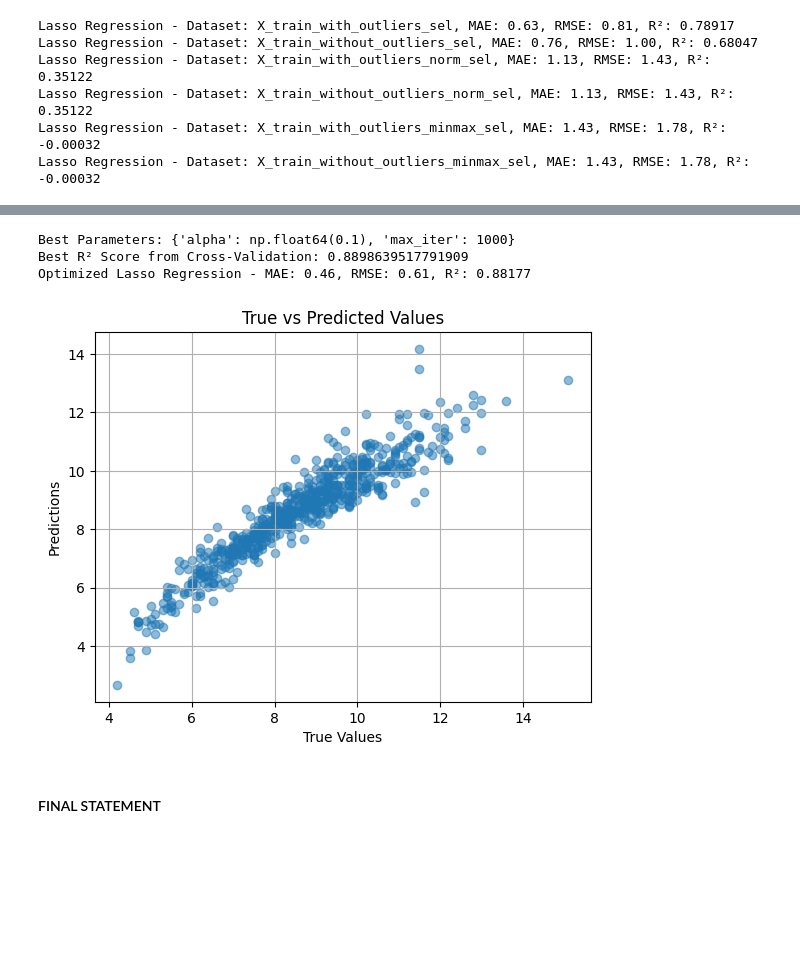
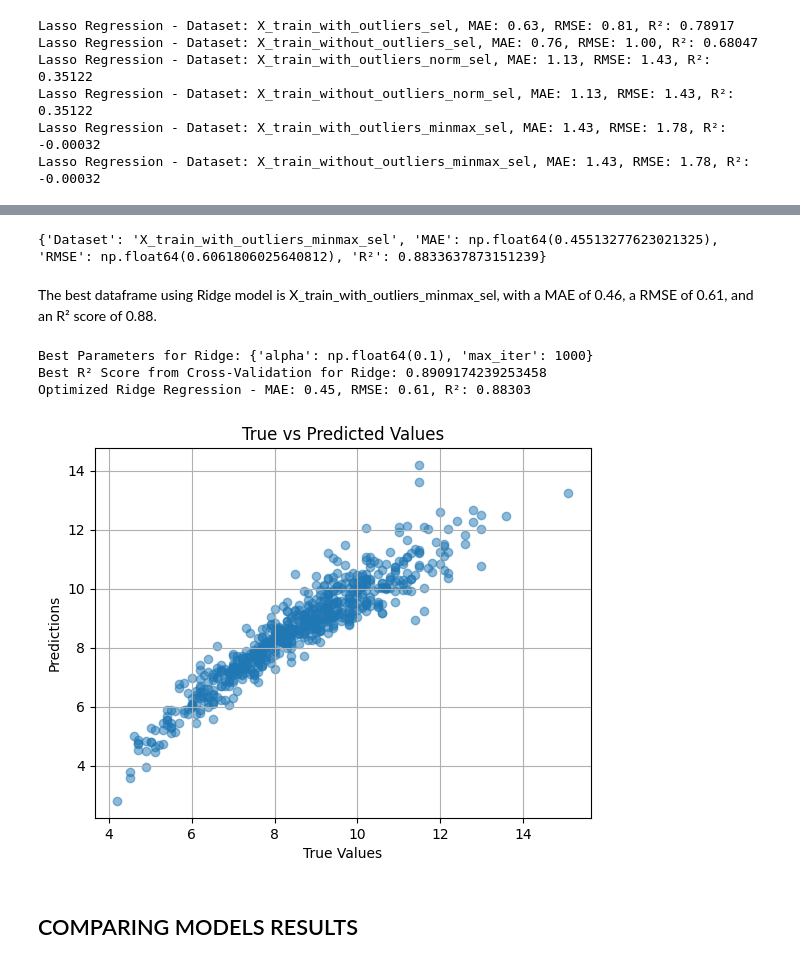
Before and after one commit to RitaViegas/RitaViegas---Project-Regularized-Linear.-Reg.----main, a Jupyter notebook: src/explore.ipynb, the cells around one changed output, grey strips where cells are left out. Saved outputs shown, nothing was run; the diff lists cells and outputs as text; code cells hidden in the pictures; blank space fills up the shorter version.

Commit message:
ridge model added. final statement changed.

```diff
--- a/src/explore.ipynb
+++ b/src/explore.ipynb
@@ -1284,0 +1304,7 @@ plt.show()
+# %%
+best_result_ridge = min(results_ridge, key=lambda x: x["RMSE"])
+print(best_result_ridge)
+# %% [output]
+{'Dataset': 'X_train_with_outliers_minmax_sel', 'MAE': np.float64(0.45513277623021325), 'RMSE': np.float64(0.6061806025640812), 'R²': 0.8833637873151239}
+# %% [markdown]
+The best dataframe using Ridge model is X_train_with_outliers_minmax_sel, with a MAE of 0.46, a RMSE of 0.61, and an R² score of 0.88.
@@ -1285,38 +1315,39 @@ plt.show()
 # %%
-param_grid = {
-    'alpha': np.linspace(0.1, 20.0, 100),  # Test different alpha values
+# Hyperparameter configuration for the Ridge model
+param_grid_ridge = {
+    'alpha': np.linspace(0.1, 20.0, 100),
     'max_iter': [1000, 2000, 5000]
 }
 
-# GridSearchCV for Lasso model optimization
-lasso_grid = GridSearchCV(Lasso(), param_grid, scoring='r2', cv=5)
-lasso_grid.fit(best_train, y_train)
+# GridSearchCV for Ridge model optimization
+ridge_grid = GridSearchCV(Ridge(), param_grid_ridge, scoring='r2', cv=5)
+ridge_grid.fit(best_train, y_train)
 
 
-print("Best Parameters:", lasso_grid.best_params_)
-print("Best R² Score from Cross-Validation:", lasso_grid.best_score_)
+print("Best Parameters for Ridge:", ridge_grid.best_params_)
+print("Best R² Score from Cross-Validation for Ridge:", ridge_grid.best_score_)
 
+# Evaluate the optimized model
+optimized_ridge = ridge_grid.best_estimator_
+y_pred_optimized_ridge = optimized_ridge.predict(best_test)
 
-optimized_lasso = lasso_grid.best_estimator_
-y_pred_optimized = optimized_lasso.predict(best_test)
+mae_optimized_ridge = mean_absolute_error(y_test, y_pred_optimized_ridge)
+rmse_optimized_ridge = np.sqrt(mean_squared_error(y_test, y_pred_optimized_ridge))
+r2_optimized_ridge = r2_score(y_test, y_pred_optimized_ridge)
 
-mae_optimized = mean_absolute_error(y_test, y_pred_optimized)
-rmse_optimized = np.sqrt(mean_squared_error(y_test, y_pred_optimized))
-r2_optimized = r2_score(y_test, y_pred_optimized)
-
-print(f"Optimized Lasso Regression - MAE: {mae_optimized:.2f}, RMSE: {rmse_optimized:.2f}, R²: {r2_optimized:.5f}")
+print(f"Optimized Ridge Regression - MAE: {mae_optimized_ridge:.2f}, RMSE: {rmse_optimized_ridge:.2f}, R²: {r2_optimized_ridge:.5f}")
 # %% [output]
-Best Parameters: {'alpha': np.float64(0.1), 'max_iter': 1000}
-Best R² Score from Cross-Validation: 0.8898639517791909
-Optimized Lasso Regression - MAE: 0.46, RMSE: 0.61, R²: 0.88177
+Best Parameters for Ridge: {'alpha': np.float64(0.1), 'max_iter': 1000}
+Best R² Score from Cross-Validation for Ridge: 0.8909174239253458
+Optimized Ridge Regression - MAE: 0.45, RMSE: 0.61, R²: 0.88303
 # %%
-plt.scatter(y_test, y_pred_optimized, alpha=0.5)
+plt.scatter(y_test, y_pred_optimized_ridge, alpha=0.5)
 plt.xlabel("True Values")
 plt.ylabel("Predictions")
 plt.title("True vs Predicted Values")
 plt.grid()
 plt.show()
 # %% [output]
-[figure, old version]
+[figure, new version]
-# %% [markdown]
-#### FINAL STATEMENT
+# %% [markdown]
+## COMPARING MODELS RESULTS
```
Also changed, not shown: parts of 17 cells of this notebook.
